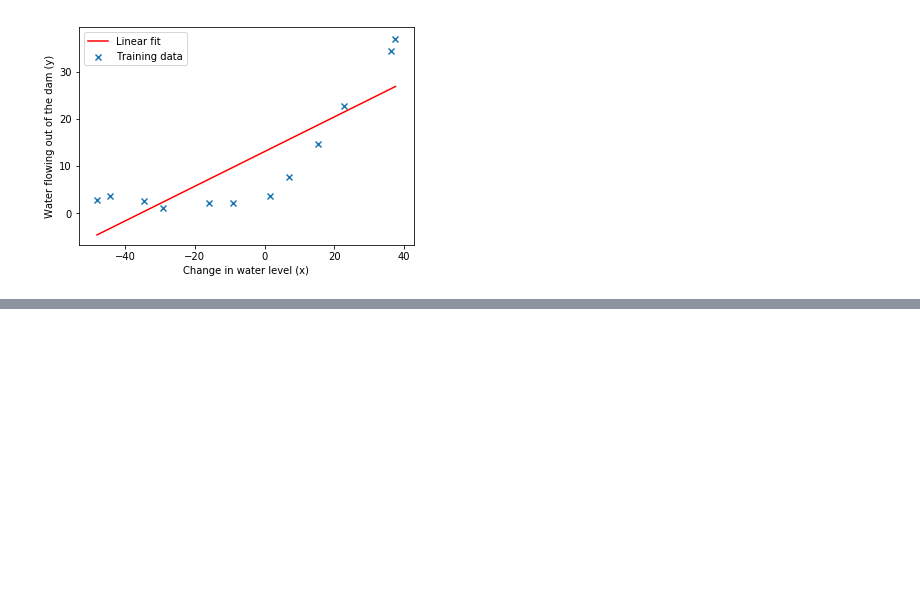
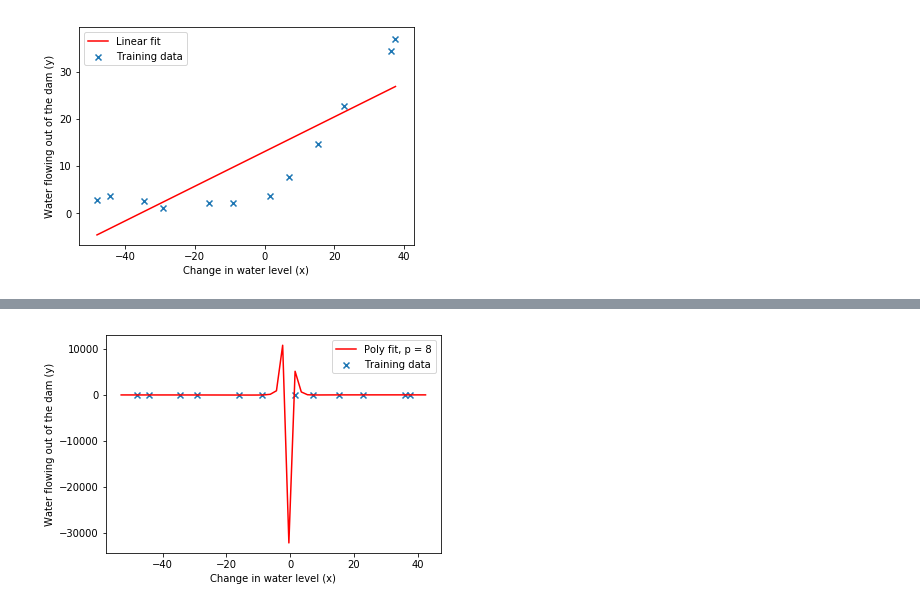
Before and after one commit to CNRio/Machine-Learning-Andrew-Ng, a Jupyter notebook: HW5 - Regularized Linear Regression and Bias vs Variance/ex5.ipynb, the cells around one changed output, grey strips where cells are left out. Saved outputs shown, nothing was run; the diff lists cells and outputs as text; code cells hidden in the pictures; blank space fills up the shorter version.

```diff
--- a/HW5 - Regularized Linear Regression and Bias vs Variance/ex5.ipynb
+++ b/HW5 - Regularized Linear Regression and Bias vs Variance/ex5.ipynb
@@ -96,0 +132,4 @@ plot_fit(theta, X, y)
+# %%
+def poly_features(X, p):
+    poly = PolynomialFeatures(p)
+    return poly.fit_transform(X)
@@ -96,0 +147,10 @@ plot_fit(theta, X, y)
+# %%
+p = 8
+X_poly = normalize(poly_features(X, p))
+X_poly = np.c_[np.ones((X_poly.shape[0],1)), X_poly]
+
+X_poly_test = normalize(poly_features(Xtest, p))
+X_poly_test = np.c_[np.ones((X_poly_test.shape[0],1)), X_poly_test]
+
+X_poly_val = normalize(poly_features(Xval, p))
+X_poly_val = np.c_[np.ones((X_poly_val.shape[0],1)), X_poly_val]
@@ -96,0 +159,13 @@ plot_fit(theta, X, y)
+# %%
+theta_poly = train_linear_reg(X_poly, y, 0)
+# %%
+def plot_fit(min_x, max_x, mu, sigma, theta, p):
+    x = np.linspace(min_x - 5, max_x + 5).reshape(-1,1)
+    X_poly = normalize(poly_features(x, p))
+    X_poly = np.c_[np.ones((X_poly.shape[0],1)), X_poly]
+    plt.plot(x, X_poly.dot(theta), label='Poly fit, p = 8', color='r')
+    plot_data(X, y, 'Change in water level (x)', 'Water flowing out of the dam (y)', plt.gca())
+# %%
+plot_fit(np.min(X), np.max(X), mu, sigma, theta_poly, p)
+# %% [output]
+[figure, added]
```
Also changed, not shown: parts of 14 cells of this notebook, 2 other files.
